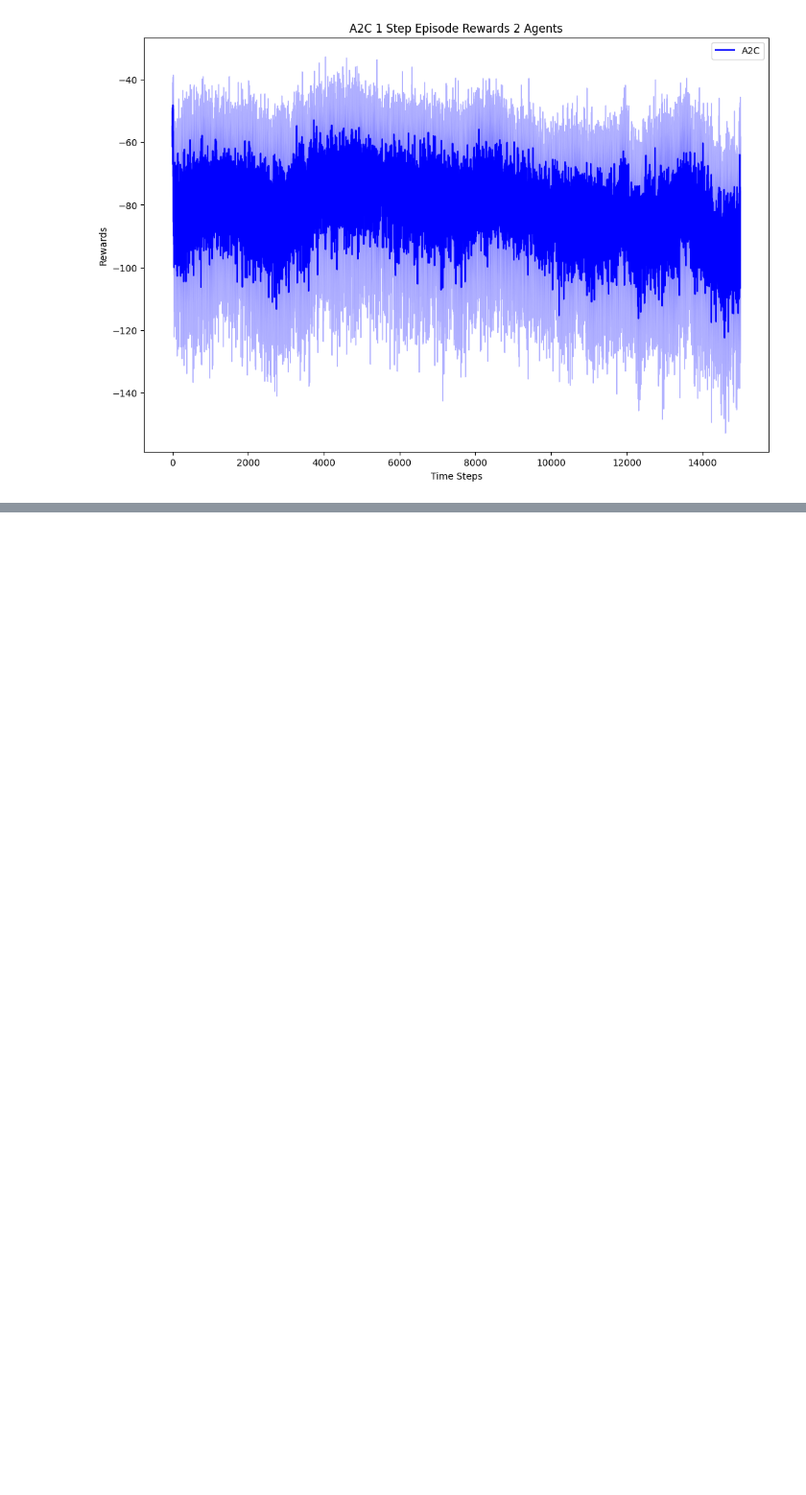
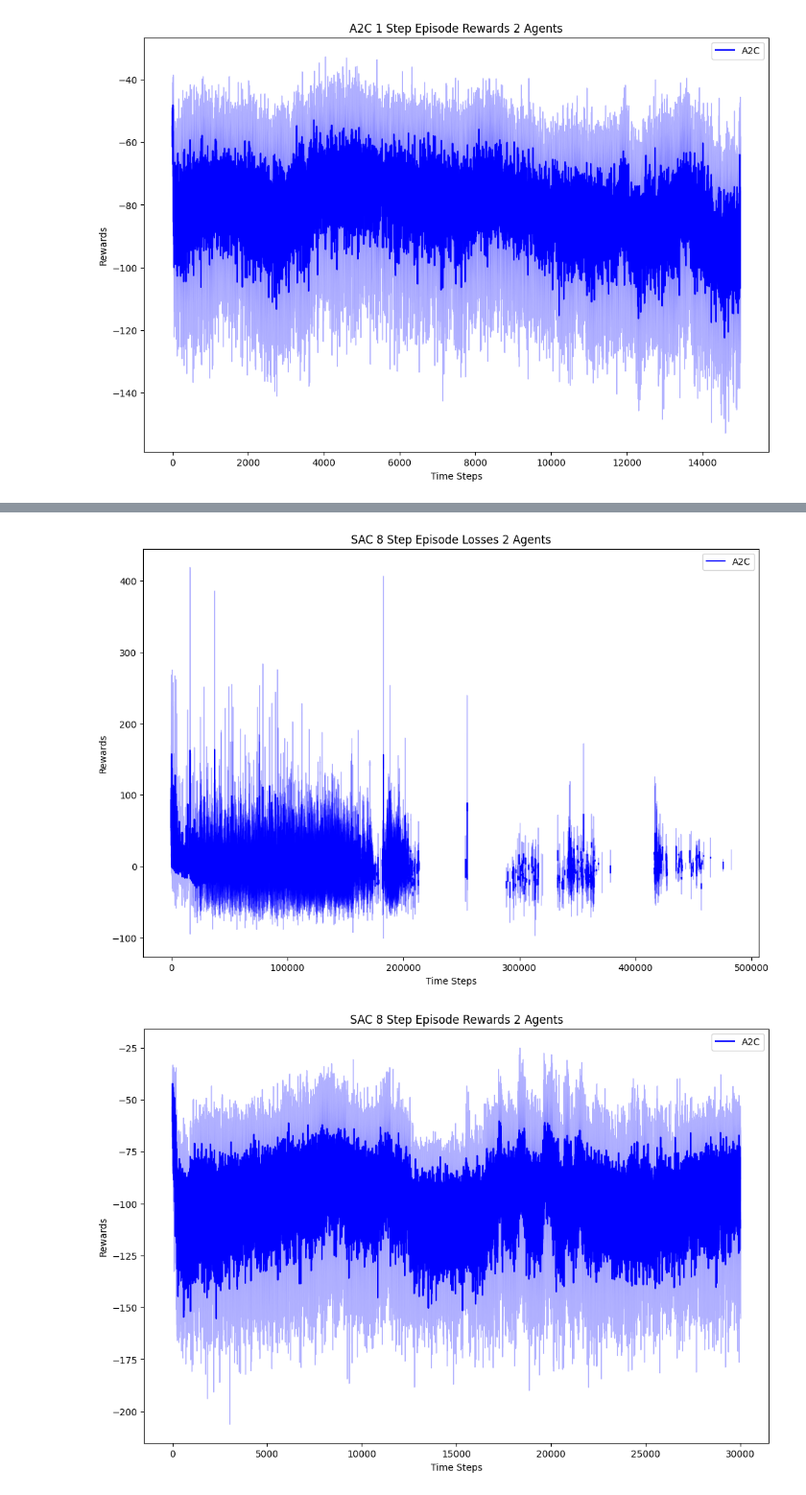
Before and after one commit to atharvaw1/Option_vs_actor_critic, a Jupyter notebook: actor-critic/SimpleSpread.ipynb, the cells around one changed output, grey strips where cells are left out. Shown at 96% size. Cells and saved outputs as stored; diff of their text form; code cells hidden in the pictures; blank space fills up the shorter version.

```diff
--- a/actor-critic/SimpleSpread.ipynb
+++ b/actor-critic/SimpleSpread.ipynb
@@ -703,0 +776,15 @@ with open('simple_spread_a2c_1step_losses2_agents_8_steps.json', 'w') as f:
+# %%
+many_run_rewards = list_of_np_arrays_to_list_of_lists(many_run_rewards)
+many_run_losses = list_of_np_arrays_to_list_of_lists(many_run_losses)
+
+with open('simple_spread_a2c_rewards3_agents_4_steps.json', 'w') as f:
+    json.dump(many_run_rewards, f)
+
+with open('simple_spread_a2c_losses_3_agents_4steps.json', 'w') as f:
+    json.dump(many_run_losses, f)
+# %%
+if __name__ == '__main__':
+    num_steps = 8
+    max_episodes = 30000
+    num_agents = 2
+    many_run_losses, many_run_rewards = run_it(num_steps, max_episodes, num_agents, use_entropy=True)
@@ -703,0 +826,6 @@ with open('simple_spread_a2c_1step_losses2_agents_8_steps.json', 'w') as f:
+# %%
+plot_curves([np.array(many_run_losses)], ["A2C"], ["blue"], "Rewards", "SAC 8 Step Episode Losses 2 Agents")
+plot_curves([np.array(many_run_rewards)], ["A2C"], ["blue"], "Rewards", "SAC 8 Step Episode Rewards 2 Agents")
+# %% [output]
+[figure, added]
+[figure, added]
```
Also changed, not shown: parts of 21 cells of this notebook.
